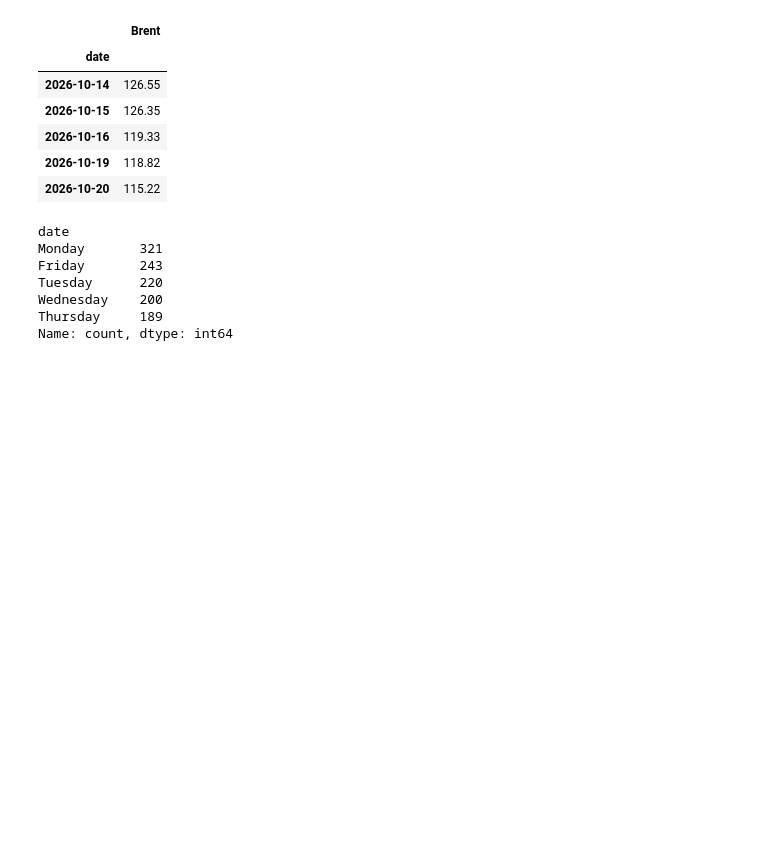
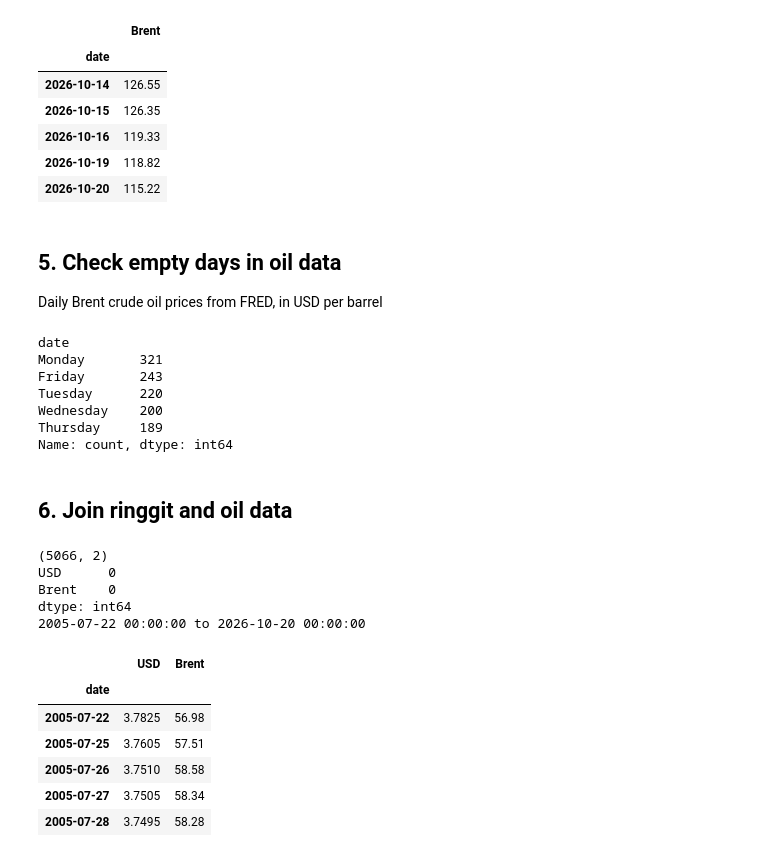
Before and after one commit to aamrhh/ringgit-oil-analysis, a Jupyter notebook: analysis.ipynb, the cells around one changed output. Drawn from its saved outputs; the diff is of its cells as text; code cells hidden in the pictures; blank space fills up the shorter version.

Commit message:
Join ringgit and oil data

```diff
--- a/analysis.ipynb
+++ b/analysis.ipynb
@@ -96,6 +107,9 @@ dtype: int64
 | 2026-10-16 | 119.33 |
 | 2026-10-19 | 118.82 |
 | 2026-10-20 | 115.22 |
+# %% [markdown]
+## 5. Check empty days in oil data
+Daily Brent crude oil prices from FRED, in USD per barrel
 # %%
 empty_days = oil[oil['Brent'].isna()]
 print(empty_days.index.day_name().value_counts())
@@ -107,3 +121,25 @@ Tuesday      220
 Wednesday    200
 Thursday     189
 Name: count, dtype: int64
+# %% [markdown]
+## 6. Join ringgit and oil data
+# %%
+df = usd.join(oil, how='inner').dropna()
+
+print(df.shape)
+print(df.isna().sum())
+print(df.index.min(), 'to', df.index.max())
+df.head()
+# %% [output]
+(5066, 2)
+USD      0
+Brent    0
+dtype: int64
+2005-07-22 00:00:00 to 2026-10-20 00:00:00
+|  | USD | Brent |
+| date |  |  |
+| 2005-07-22 | 3.7825 | 56.98 |
+| 2005-07-25 | 3.7605 | 57.51 |
+| 2005-07-26 | 3.7510 | 58.58 |
+| 2005-07-27 | 3.7505 | 58.34 |
+| 2005-07-28 | 3.7495 | 58.28 |
```
Also changed, not shown: parts of 5 cells of this notebook.
